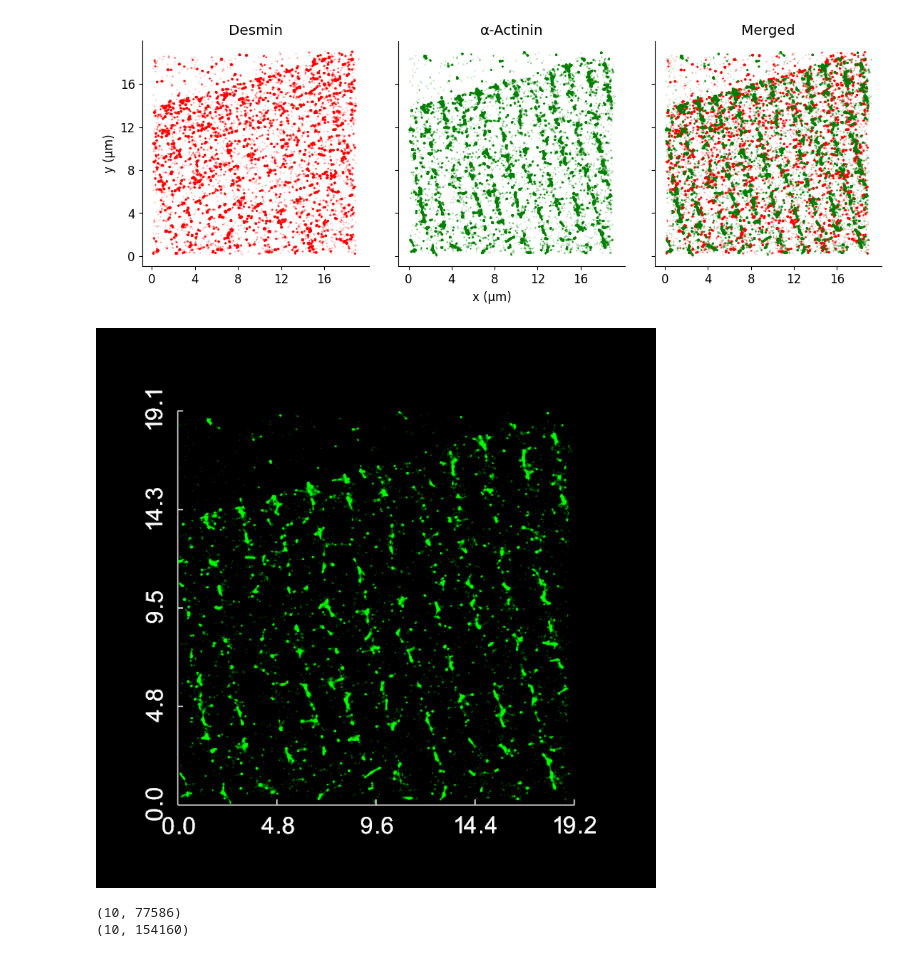
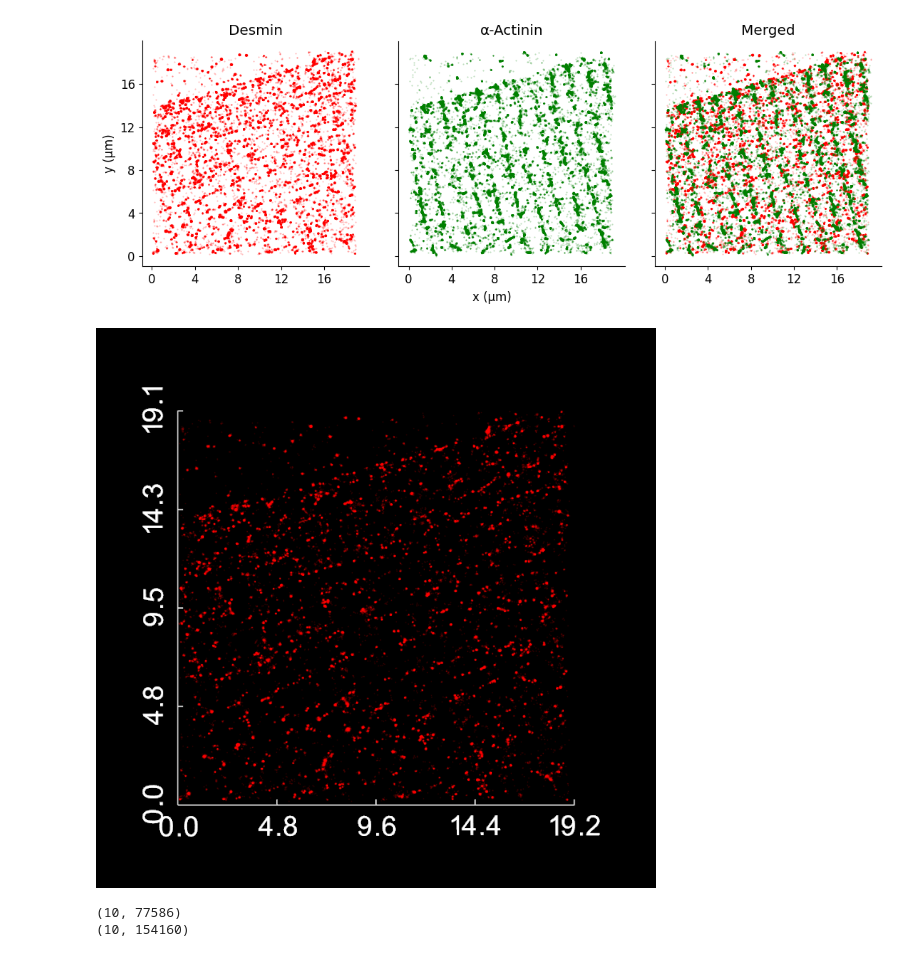
Before and after one commit to Jhko725/ProteinStructureReconstruction.jl, a Jupyter notebook: notebooks/desmin_alphactinin_600nm_STORM_denoising.ipynb, the cells around one changed output. Saved outputs shown, nothing was run; the diff lists cells and outputs as text; code cells hidden in the pictures.

```diff
--- a/notebooks/desmin_alphactinin_600nm_STORM_denoising.ipynb
+++ b/notebooks/desmin_alphactinin_600nm_STORM_denoising.ipynb
@@ -85,27 +85,27 @@ Text(0.5, 0.01, 'x (μm)')
 # %%
 p = pv.Plotter(notebook=True, window_size=(700, 700))
 p = render_pointcloud(
-    p, out[0].select(["x", "y", "z"]).to_numpy(), color="#FF0000", opacity=0.0
+    p, out[0].select(["x", "y", "z"]).to_numpy(), color="#FF0000", opacity=0.2
 )
 p = render_pointcloud(
-    p, out[1].select(["x", "y", "z"]).to_numpy(), color="#00FF00", opacity=0.2
+    p, out[1].select(["x", "y", "z"]).to_numpy(), color="#00FF00", opacity=0.0
 )
 p.show_bounds(
     color="white",
     grid=None,
     bold=False,
-    font_size=22,
+    font_size=26,
     font_family="arial",
     padding=0.0,
     use_3d_text=False,
     show_zaxis=False,
     xtitle="",
     ytitle="",
 )
 p.show()
-# p.save_graphic("../figures/supp_fig_1a/alpha-actinin.svg")
+p.save_graphic("../figures/supp_fig_1/1a/desmin.svg")
 # %% [output]
-[figure, old version]
+[figure, new version]
 # %%
 voros = [VoronoiAnalysis(o.select(["x", "y", "z"]).to_numpy()) for o in out]
 voro_vols = [v.region_volumes for v in voros]
```
Also changed, not shown: parts of 2 cells of this notebook, 18 other files.
